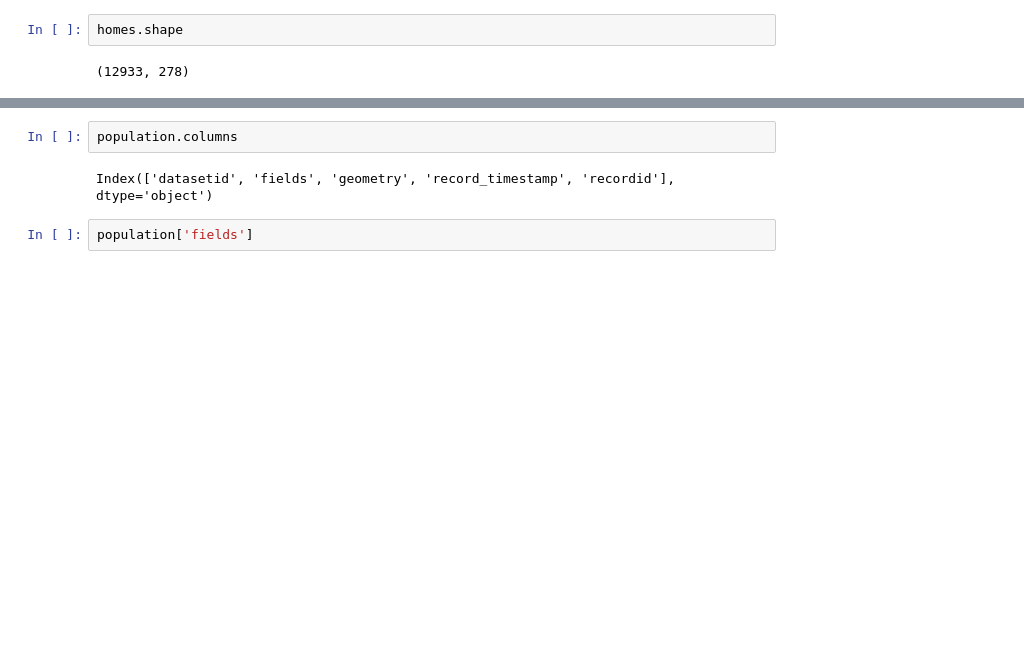
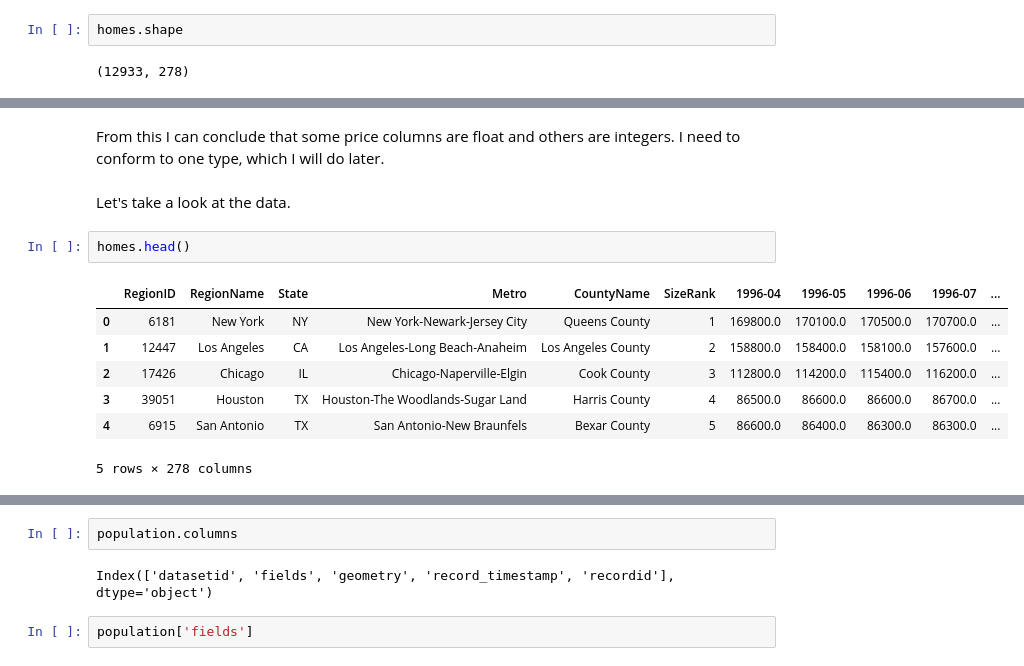
Before and after one commit to fashileak/Springboard, a Jupyter notebook: CapstoneProjectI/CapstoneProjectI.ipynb, the cells around one changed output, grey strips where cells are left out. Saved outputs shown, nothing was run; the diff lists cells and outputs as text; blank space fills up the shorter version.

```diff
--- a/CapstoneProjectI/CapstoneProjectI.ipynb
+++ b/CapstoneProjectI/CapstoneProjectI.ipynb
@@ -36,0 +58,14 @@ homes.shape
+# %% [markdown]
+From this I can conclude that some price columns are float and others are integers. I need to conform to one type, which I will do later.
+# %% [markdown]
+Let's take a look at the data.
+# %%
+homes.head()
+# %% [output]
+|  | RegionID | RegionName | State | Metro | CountyName | SizeRank | 1996-04 | 1996-05 | 1996-06 | 1996-07 | ... |
+| 0 | 6181 | New York | NY | New York-Newark-Jersey City | Queens County | 1 | 169800.0 | 170100.0 | 170500.0 | 170700.0 | ... |
+| 1 | 12447 | Los Angeles | CA | Los Angeles-Long Beach-Anaheim | Los Angeles County | 2 | 158800.0 | 158400.0 | 158100.0 | 157600.0 | ... |
+| 2 | 17426 | Chicago | IL | Chicago-Naperville-Elgin | Cook County | 3 | 112800.0 | 114200.0 | 115400.0 | 116200.0 | ... |
+| 3 | 39051 | Houston | TX | Houston-The Woodlands-Sugar Land | Harris County | 4 | 86500.0 | 86600.0 | 86600.0 | 86700.0 | ... |
+| 4 | 6915 | San Antonio | TX | San Antonio-New Braunfels | Bexar County | 5 | 86600.0 | 86400.0 | 86300.0 | 86300.0 | ... |
+5 rows × 278 columns
```
Also changed, not shown: parts of 32 cells of this notebook.
